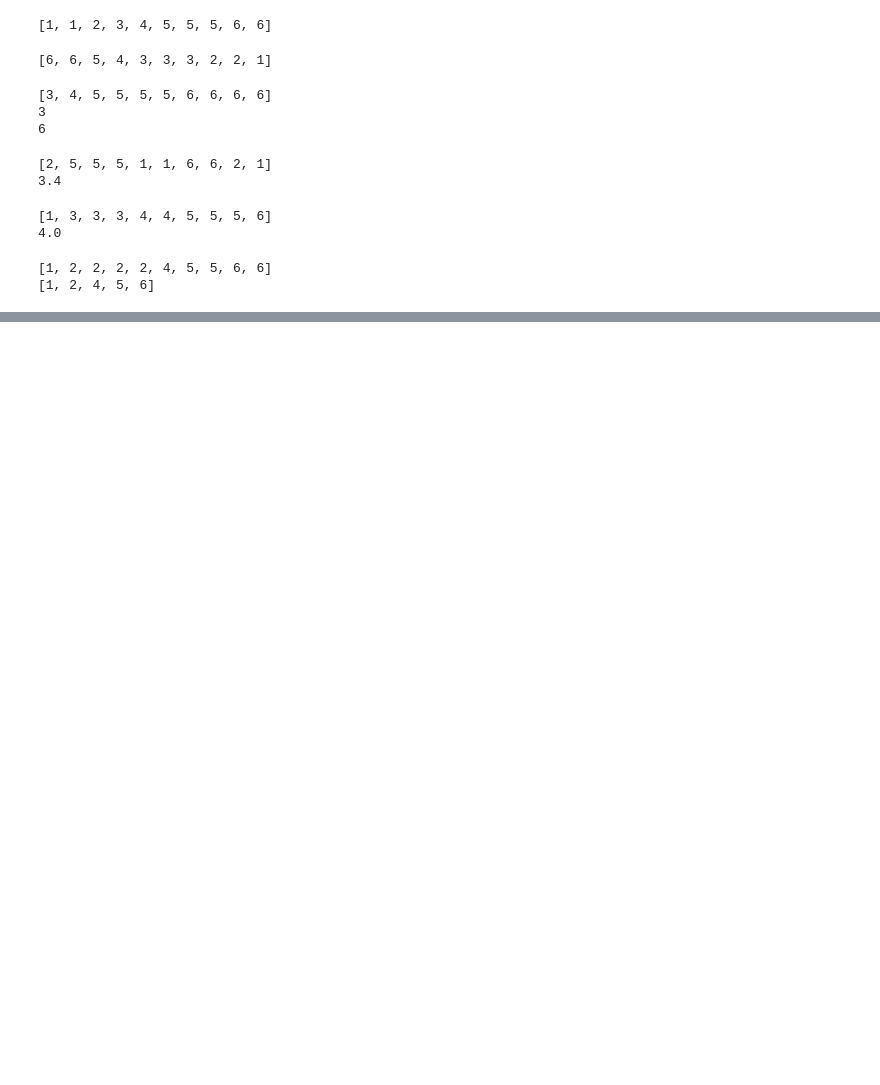
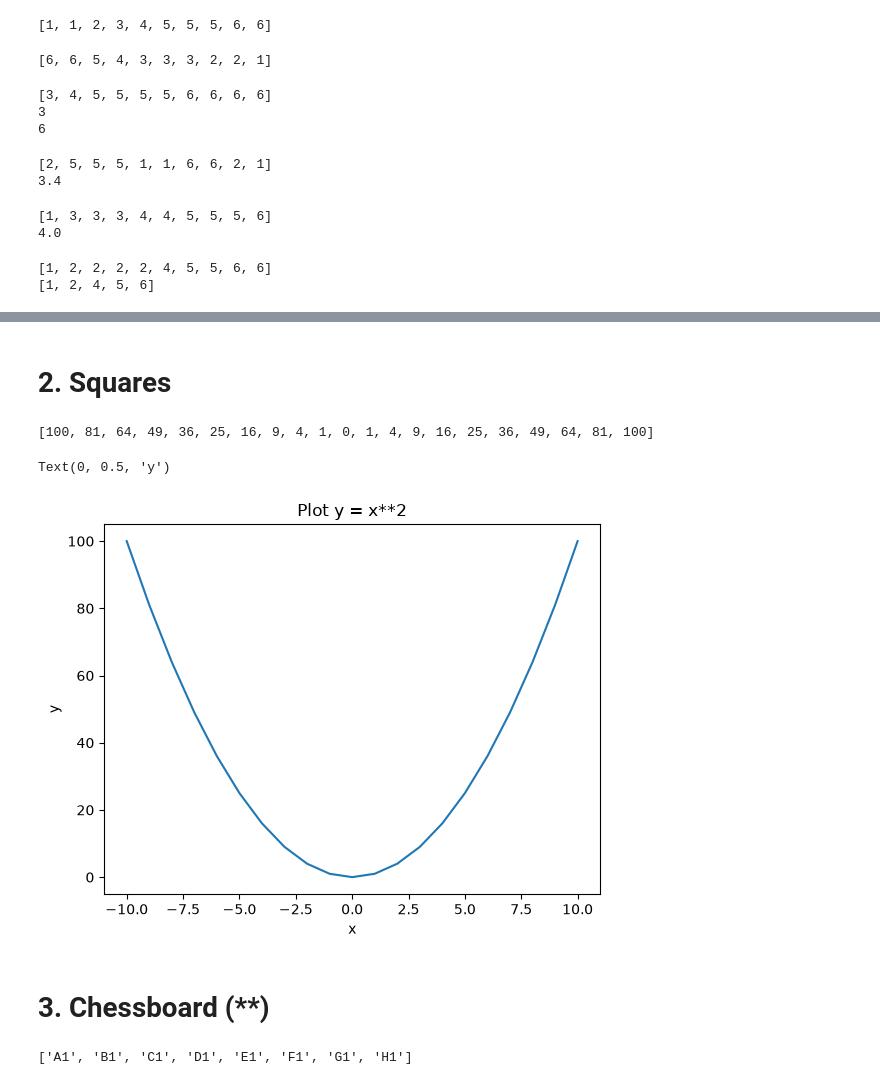
Before and after one commit to hppycmprs/python_oskar_aiu26, a Jupyter notebook: exercises/exercise_3.ipynb, the cells around one changed output, grey strips where cells are left out. Cells and saved outputs as stored; diff of their text form; code cells hidden in the pictures; blank space fills up the shorter version.

```diff
--- a/exercises/exercise_3.ipynb
+++ b/exercises/exercise_3.ipynb
@@ -83,0 +119,34 @@ print(dice_roll_list_unique)
+# %% [markdown]
+# 2. Squares
+# %%
+# a) Use list comprehension to create a list of squares from -10 to 10 (*)
+
+# b) Plot this list using matplotlib. (*)
+
+squares_list = [number**2 for number in range(-10,11)]
+print(squares_list)
+
+import matplotlib.pyplot as plt
+
+x = range(-10,11)
+y = squares_list
+
+plt.plot(x, y) # plots y vs x
+plt.title("Plot y = x**2")
+plt.xlabel("x")
+plt.ylabel("y")
+# %% [output]
+[100, 81, 64, 49, 36, 25, 16, 9, 4, 1, 0, 1, 4, 9, 16, 25, 36, 49, 64, 81, 100]
+Text(0, 0.5, 'y')
+[figure, added]
+# %% [markdown]
+# 3. Chessboard (**)
+# %%
+# a) Create this list using list comprehension: (*)
+
+# ['A1', 'B1', 'C1', 'D1', 'E1', 'F1', 'G1', 'H1']
+
+letter_plus_num_list = [letter_plus_num for letter_plus_num in ('A1', 'B1', 'C1', 'D1', 'E1', 'F1', 'G1', 'H1')]
+print(letter_plus_num_list)
+# %% [output]
+['A1', 'B1', 'C1', 'D1', 'E1', 'F1', 'G1', 'H1']
```
Also changed, not shown: parts of 8 cells of this notebook, 3 other files.
